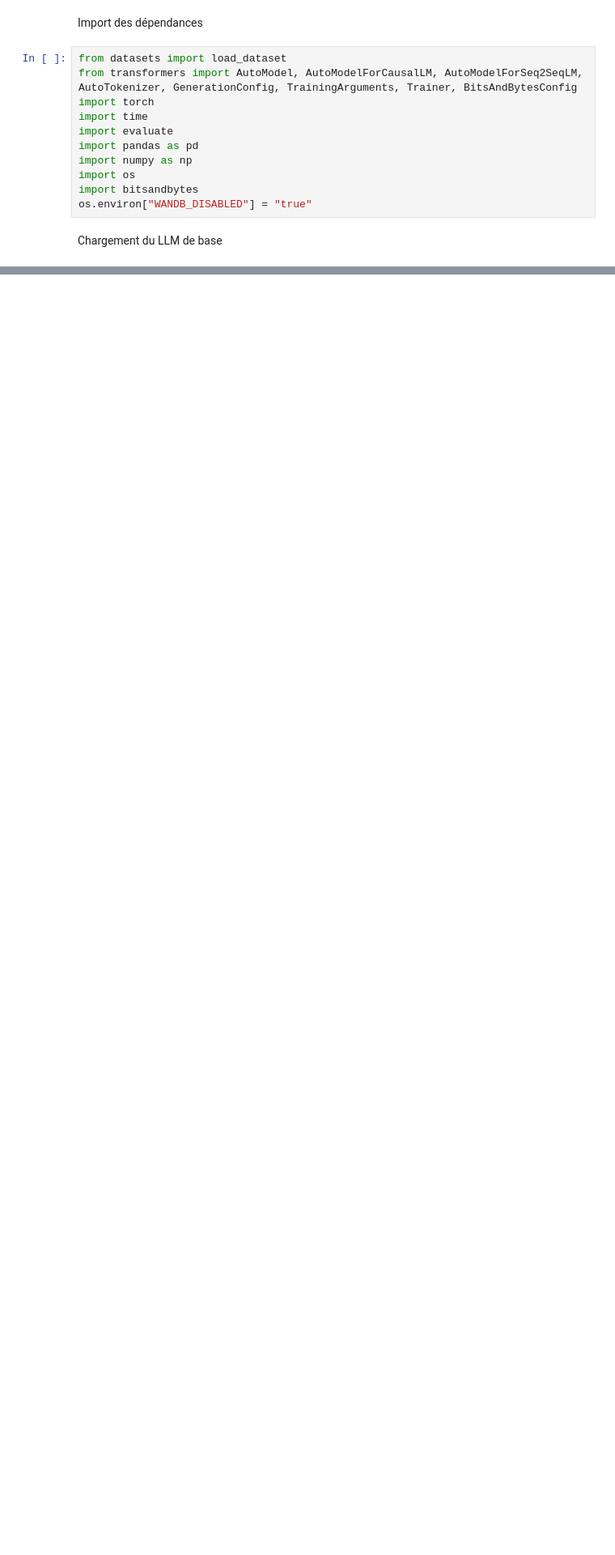
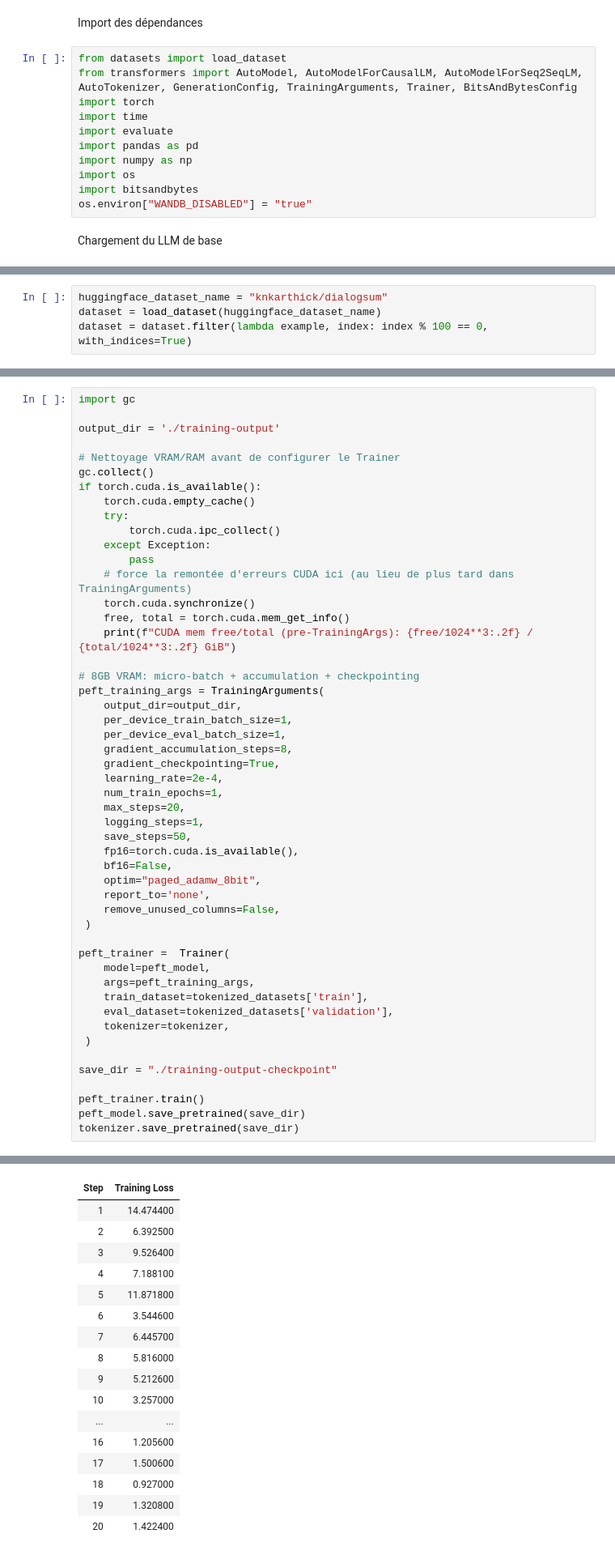
Before and after one commit to tombartos/tp-fine-tuning-student-version, a Jupyter notebook: tp-fine-tuning.ipynb, the cells around one changed output, grey strips where cells are left out. Shown at 81% size. Saved outputs shown, nothing was run; the diff lists cells and outputs as text; blank space fills up the shorter version.

```diff
--- a/tp-fine-tuning.ipynb
+++ b/tp-fine-tuning.ipynb
@@ -562,0 +581,4 @@ Error:
+# %%
+huggingface_dataset_name = "knkarthick/dialogsum"
+dataset = load_dataset(huggingface_dataset_name)
+dataset = dataset.filter(lambda example, index: index % 100 == 0, with_indices=True)
@@ -562,0 +621,51 @@ Error:
+# %%
+import gc
+
+output_dir = './training-output'
+
+# Nettoyage VRAM/RAM avant de configurer le Trainer
+gc.collect()
+if torch.cuda.is_available():
+    torch.cuda.empty_cache()
+    try:
+        torch.cuda.ipc_collect()
+    except Exception:
+        pass
+    # force la remontée d'erreurs CUDA ici (au lieu de plus tard dans TrainingArguments)
+    torch.cuda.synchronize()
+    free, total = torch.cuda.mem_get_info()
+    print(f"CUDA mem free/total (pre-TrainingArgs): {free/1024**3:.2f} / {total/1024**3:.2f} GiB")
+
+# 8GB VRAM: micro-batch + accumulation + checkpointing
+peft_training_args = TrainingArguments(
+    output_dir=output_dir,
+    per_device_train_batch_size=1,
+    per_device_eval_batch_size=1,
+    gradient_accumulation_steps=8,
+    gradient_checkpointing=True,
+    learning_rate=2e-4,
+    num_train_epochs=1,
+    max_steps=20,
+    logging_steps=1,
+    save_steps=50,
+    fp16=torch.cuda.is_available(),
+    bf16=False,
+    optim="paged_adamw_8bit",
+    report_to='none',
+    remove_unused_columns=False,
+ )
+
+peft_trainer =  Trainer(
+    model=peft_model,
+    args=peft_training_args,
+    train_dataset=tokenized_datasets['train'],
+    eval_dataset=tokenized_datasets['validation'],
+    tokenizer=tokenizer,
+ )
+
+save_dir = "./training-output-checkpoint"
+
+peft_trainer.train()
+peft_model.save_pretrained(save_dir)
+tokenizer.save_pretrained(save_dir)
+# %% [output]
@@ -562,0 +675,17 @@ Error:
+| Step | Training Loss |
+| 1 | 14.474400 |
+| 2 | 6.392500 |
+| 3 | 9.526400 |
+| 4 | 7.188100 |
+| 5 | 11.871800 |
+| 6 | 3.544600 |
+| 7 | 6.445700 |
+| 8 | 5.816000 |
+| 9 | 5.212600 |
+| 10 | 3.257000 |
+| ... | ... |
+| 16 | 1.205600 |
+| 17 | 1.500600 |
+| 18 | 0.927000 |
+| 19 | 1.320800 |
+| 20 | 1.422400 |
```
Also changed, not shown: parts of 7 cells of this notebook.
